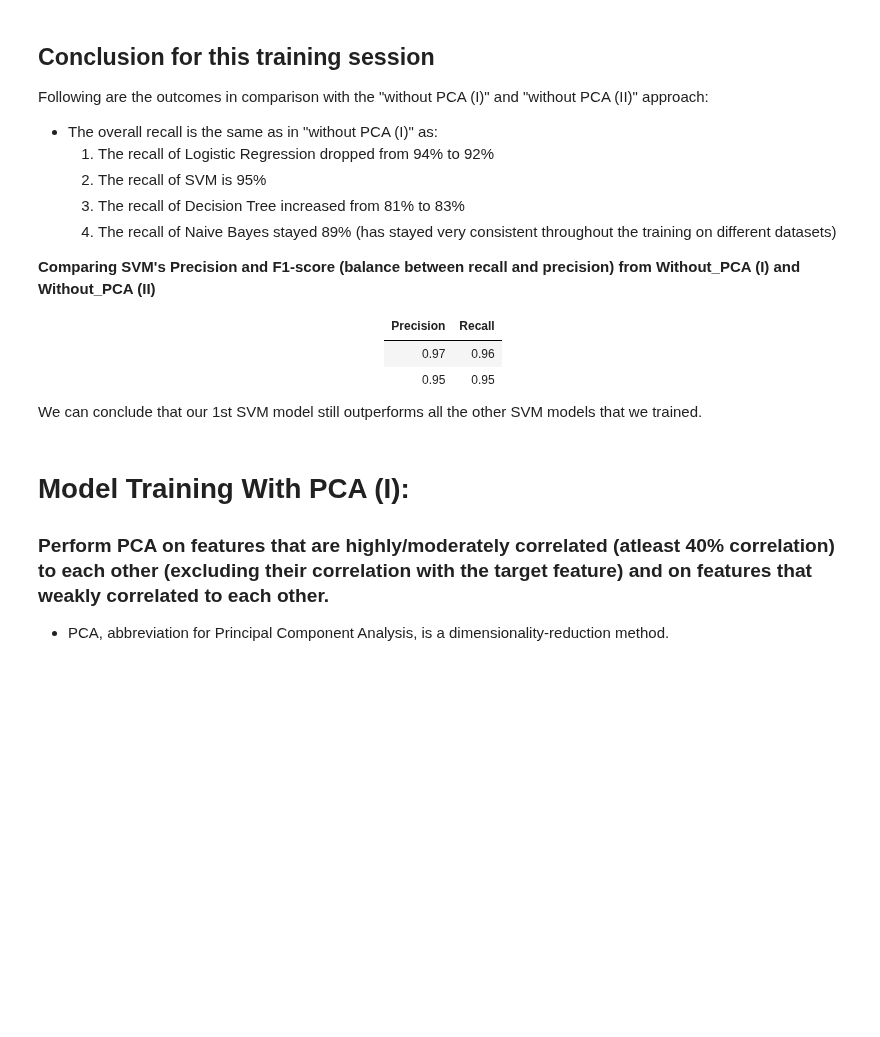
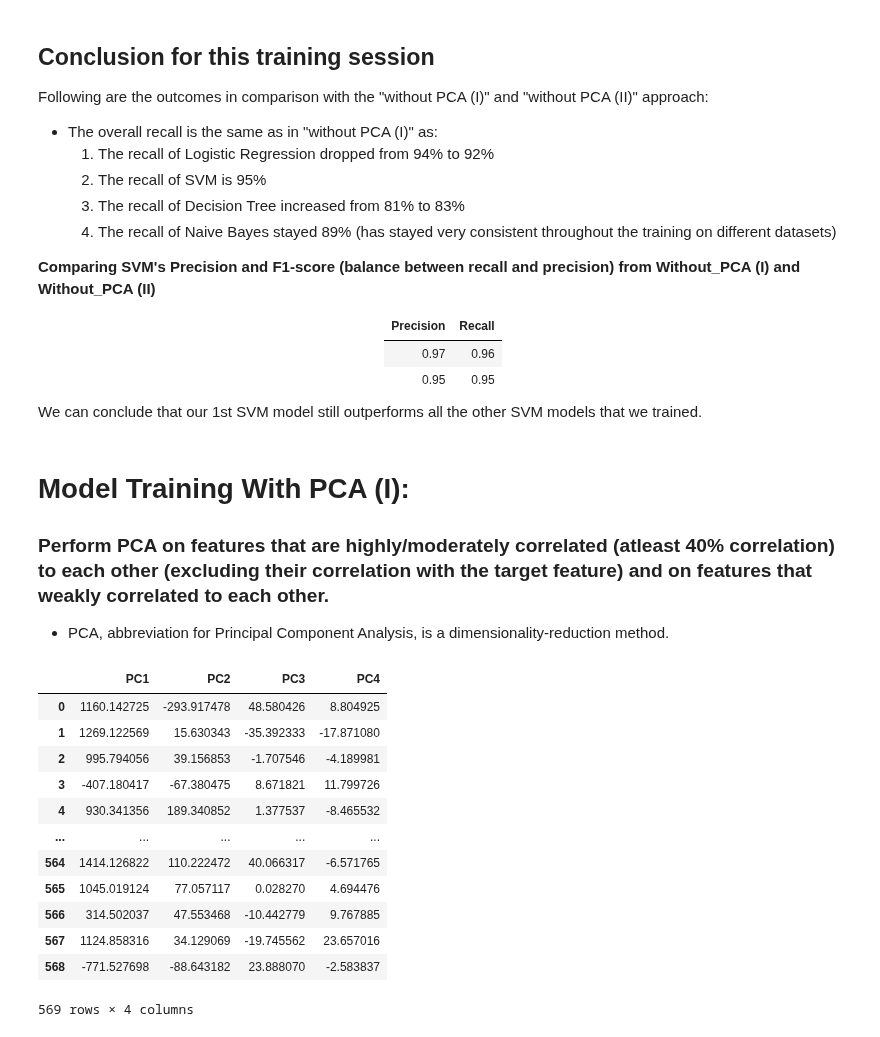
Before and after one commit to tselane2110/Breast-Cancer-Detection, a Jupyter notebook: BreastCancerPrediction.ipynb, the cells around one changed output. Saved outputs shown, nothing was run; the diff lists cells and outputs as text; code cells hidden in the pictures; blank space fills up the shorter version.

```diff
--- a/BreastCancerPrediction.ipynb
+++ b/BreastCancerPrediction.ipynb
@@ -128,8 +128,17 @@ def PCA(df, n):
   eigenvalues = eigenvalues[:n]
   eigenvectors = eigenvectors[:, :n]
 
-  print("Top eigenvalues:\n", eigenvalues)
-  print("Top eigenvectors (columns):\n", eigenvectors)
+  # Normalize each eigenvector (L2 norm)
+  V = eigenvectors / np.linalg.norm(eigenvectors, axis=0)
+
+  # calculating the projected matrix
+  Ap = X_centered @ V
+
+  # converting Ap to a df again
+  Ap_df = pd.DataFrame(Ap, columns=[f'PC{i+1}' for i in range(Ap.shape[1])])
+
+  # returning the result
+  return Ap_df
 # %% [markdown]
 ## Code for Classification Models:
 
@@ -891,3 +900,22 @@ We can conclude that our 1st SVM model still outperforms all the other SVM model
 ### Perform PCA on features that are highly/moderately correlated (atleast 40% correlation) to each other (excluding their correlation with the target feature) and on features that weakly correlated to each other.
 
 - PCA, abbreviation for Principal Component Analysis, is a dimensionality-reduction method.
+# %%
+# testing PCA
+
+PCA4 = PCA(df3, 4)
+PCA4
+# %% [output]
+|  | PC1 | PC2 | PC3 | PC4 |
+| 0 | 1160.142725 | -293.917478 | 48.580426 | 8.804925 |
+| 1 | 1269.122569 | 15.630343 | -35.392333 | -17.871080 |
+| 2 | 995.794056 | 39.156853 | -1.707546 | -4.189981 |
+| 3 | -407.180417 | -67.380475 | 8.671821 | 11.799726 |
+| 4 | 930.341356 | 189.340852 | 1.377537 | -8.465532 |
+| ... | ... | ... | ... | ... |
+| 564 | 1414.126822 | 110.222472 | 40.066317 | -6.571765 |
+| 565 | 1045.019124 | 77.057117 | 0.028270 | 4.694476 |
+| 566 | 314.502037 | 47.553468 | -10.442779 | 9.767885 |
+| 567 | 1124.858316 | 34.129069 | -19.745562 | 23.657016 |
+| 568 | -771.527698 | -88.643182 | 23.888070 | -2.583837 |
+569 rows × 4 columns
```
